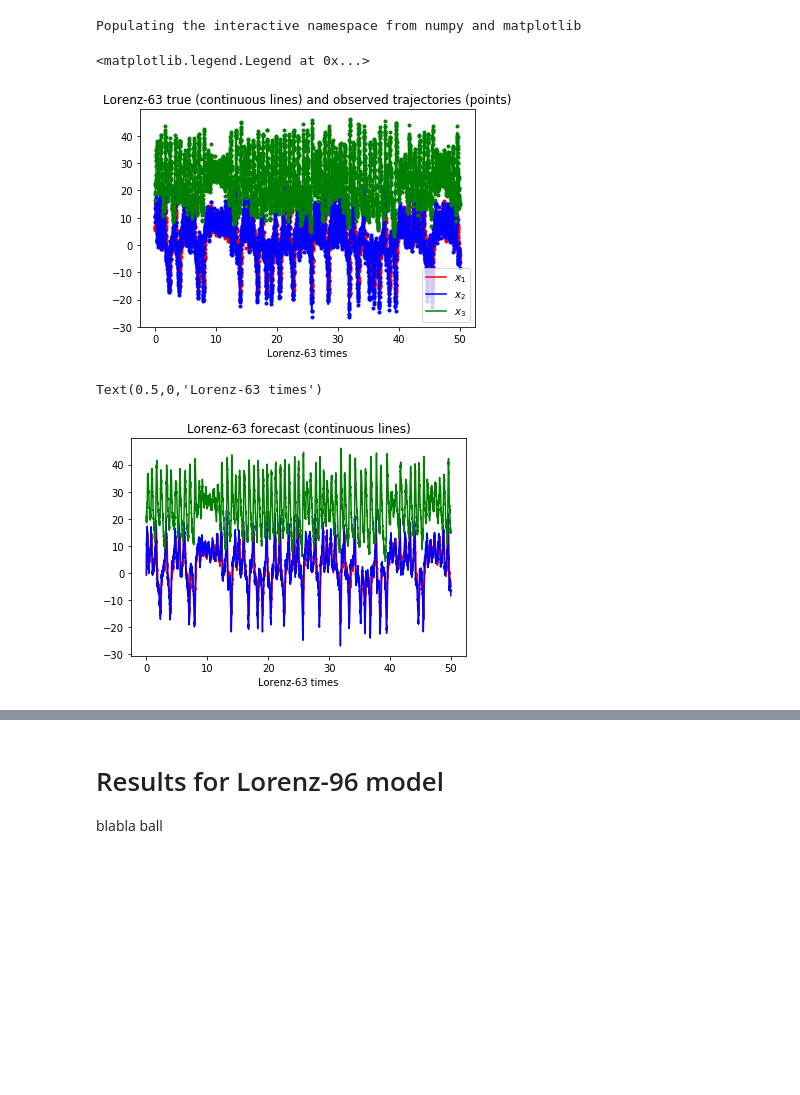
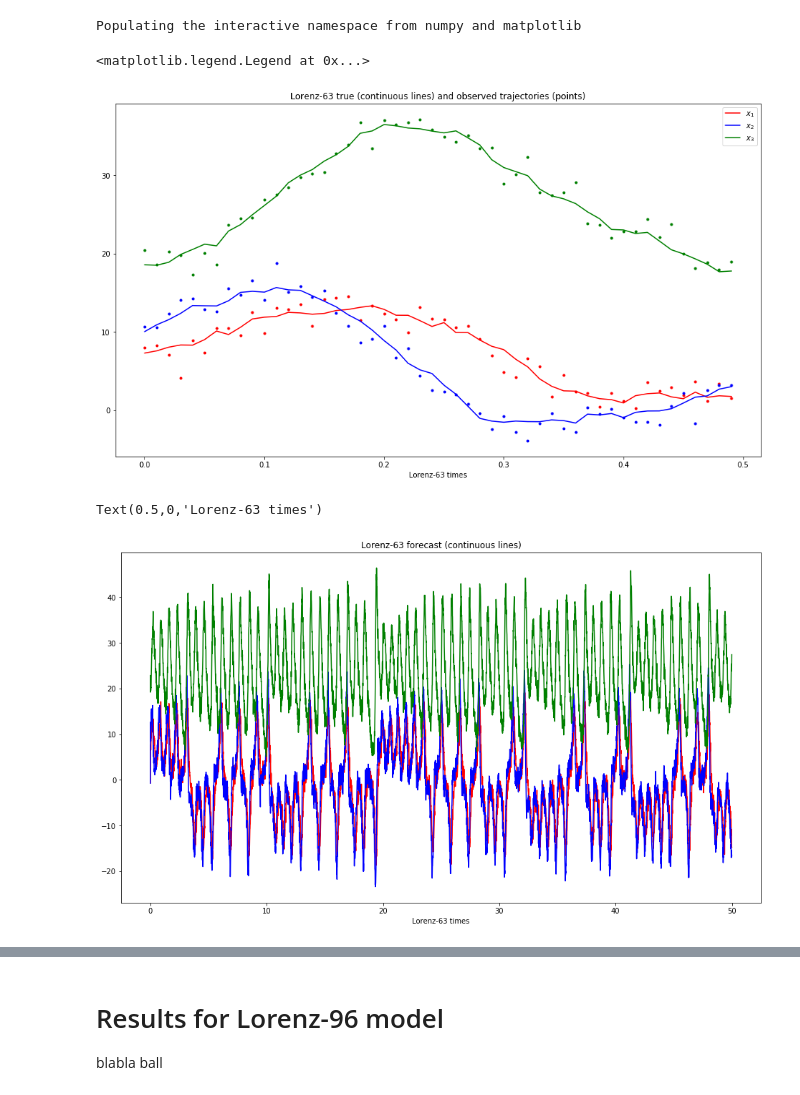
Before and after one commit to MrDajman/ceda-lag-innovation, a Jupyter notebook: ceda_lag_innovation.ipynb, the cells around one changed output, grey strips where cells are left out. Saved outputs shown, nothing was run; the diff lists cells and outputs as text; code cells hidden in the pictures; blank space fills up the shorter version.

```diff
--- a/ceda_lag_innovation.ipynb
+++ b/ceda_lag_innovation.ipynb
@@ -60,15 +62,19 @@ Yo = gen_obs(h, X_true, R_true, dt_obs, prng)
 # %%
+T = 50
+Nx = 3
+No = 3
+time, X_true,Yo, Q_true, R_true, jacF, jacH, f,h,xb,B = gen_L63(0.2,2,50)
 ### PLOT STATE AND OBSERVATIONS
 
 line1,=plt.plot(time,X_true[0,1:T+1],'-r');plt.plot(time,Yo[0,:],'.r')
 line2,=plt.plot(time,X_true[1,1:T+1],'-b');plt.plot(time,Yo[1,:],'.b')
 line3,=plt.plot(time,X_true[2,1:T+1],'-g');plt.plot(time,Yo[2,:],'.g')
 plt.title('Lorenz-63 true (continuous lines) and observed trajectories (points)')
 plt.xlabel('Lorenz-63 times')
 plt.legend([line1, line2, line3], ['$x_1$', '$x_2$', '$x_3$'])
 # %% [output]
 <matplotlib.legend.Legend at 0x...>
-[figure, old version]
+[figure, new version]
 # %%
 ### INITIALIZE THE ALGORITHMS
 
@@ -219,14 +272,14 @@ res_EKF = _EKF(Nx, No, T, xb, B, Q_init, R_init, Yo, f, jacF, h, jacH, 1)
 # %%
 Xf = res_EKF['forecast_states']
 
-line1=plt.plot(time,Xf[0,:],'-r')
-line2=plt.plot(time,Xf[1,:],'-b')
-line3=plt.plot(time,Xf[2,:],'-g')
+line1=plt.plot(time[:T],Xf[0,:],'-r')
+line2=plt.plot(time[:T],Xf[1,:],'-b')
+line3=plt.plot(time[:T],Xf[2,:],'-g')
 plt.title('Lorenz-63 forecast (continuous lines)')
 plt.xlabel('Lorenz-63 times')
 #plt.legend([line1, line2, line3], ['$x_1$', '$x_2$', '$x_3$'])
 # %% [output]
 Text(0.5,0,'Lorenz-63 times')
-[figure, old version]
+[figure, new version]
 # %%
 ### COMPARE RESULTS BETWEEN THE TWO STRATEGIES (EM-EKS AND EM-EnKS)
```
Also changed, not shown: parts of 12 cells of this notebook.
